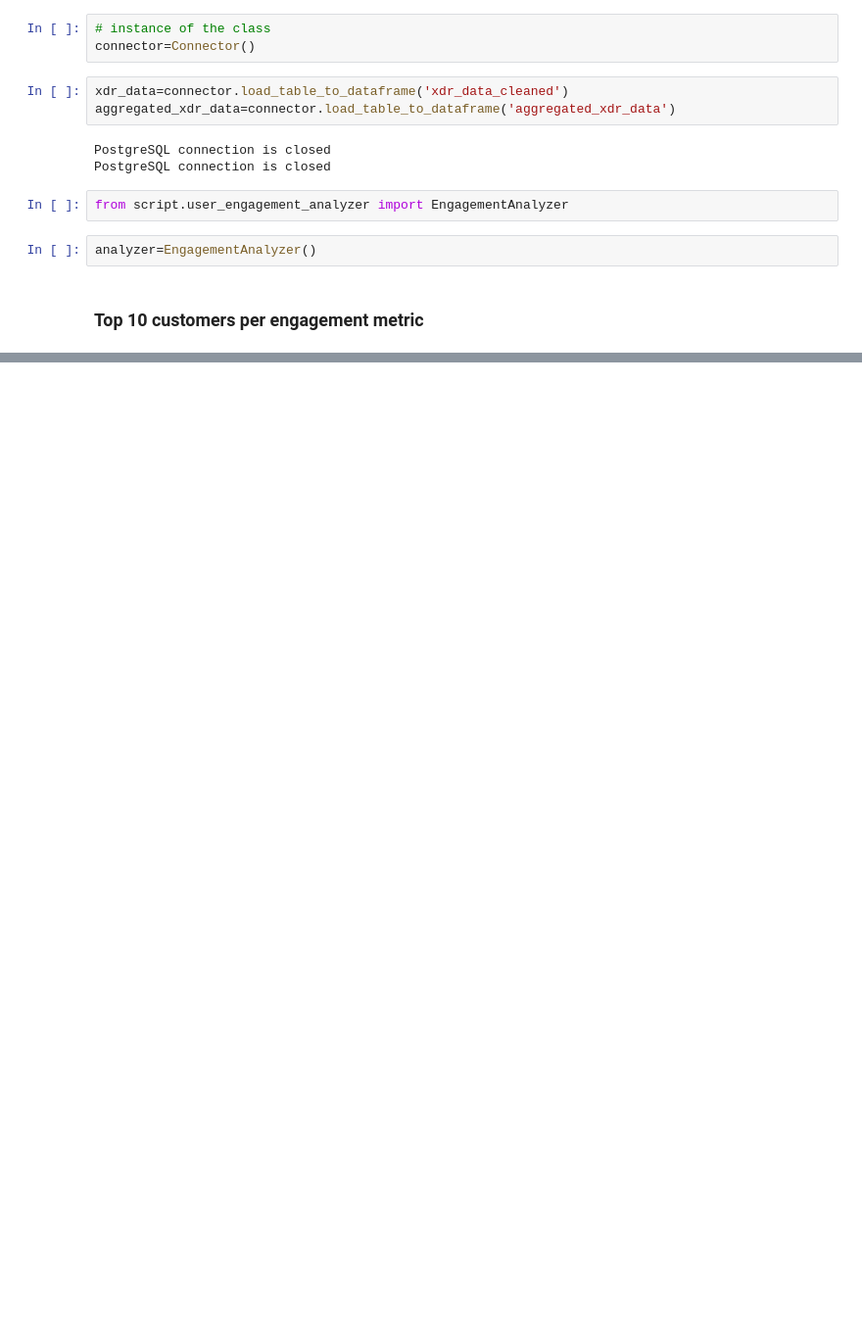
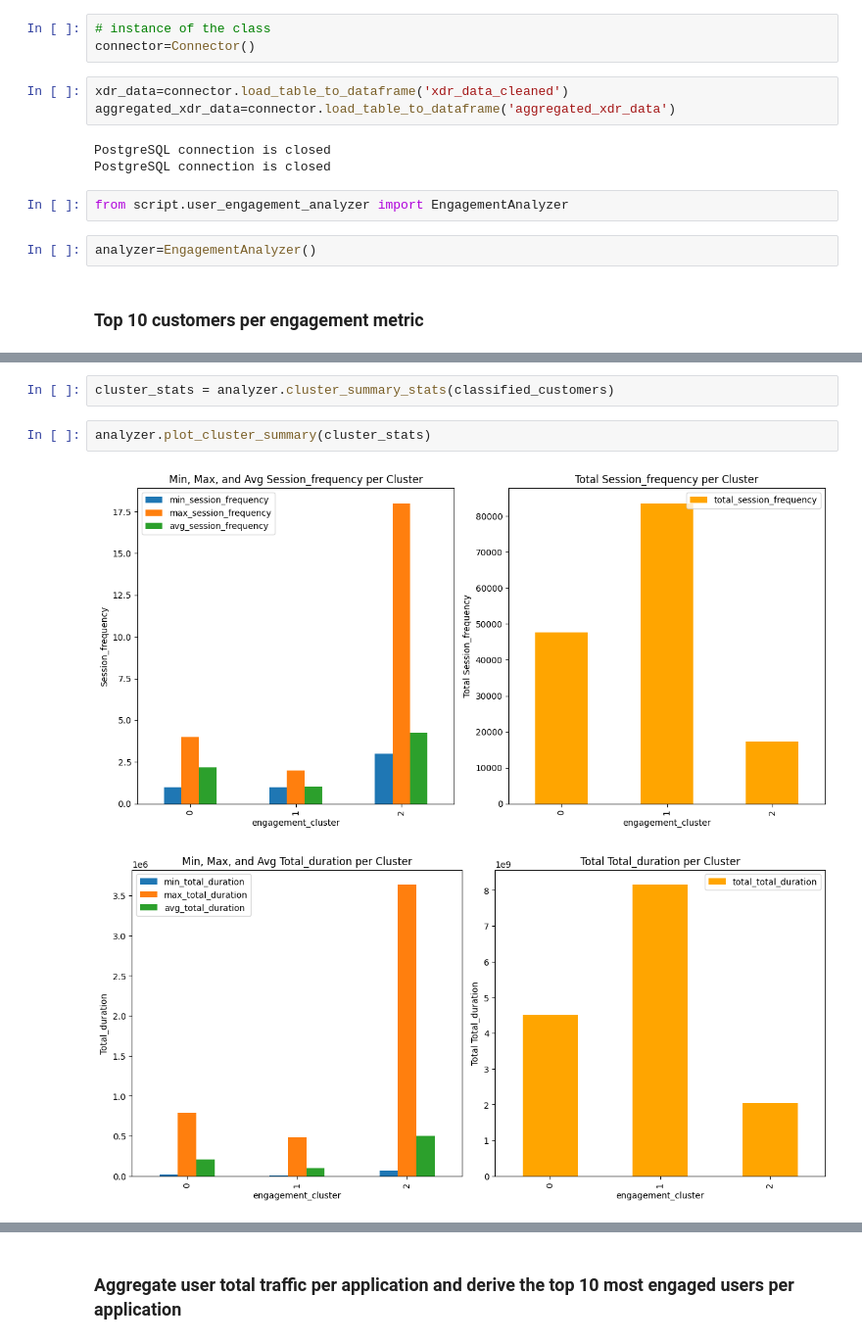
Before and after one commit to wolderufael/Telecom_Company_Users_Data_Analytics, a Jupyter notebook: notebook/user_engagement_analysis.ipynb, the cells around one changed output, grey strips where cells are left out. Shown at 98% size. Drawn from its saved outputs; the diff is of its cells as text; blank space fills up the shorter version.

```diff
--- a/notebook/user_engagement_analysis.ipynb
+++ b/notebook/user_engagement_analysis.ipynb
@@ -40,0 +95,7 @@ Index(['MSISDN/Number', 'num_sessions', 'total_duration', 'total_dl_data',
+# %%
+cluster_stats = analyzer.cluster_summary_stats(classified_customers)
+# %%
+analyzer.plot_cluster_summary(cluster_stats)
+# %% [output]
+[figure, added]
+[figure, added]
@@ -40,0 +103,2 @@ Index(['MSISDN/Number', 'num_sessions', 'total_duration', 'total_dl_data',
+# %% [markdown]
+### Aggregate user total traffic per application and derive the top 10 most engaged users per application
```
Also changed, not shown: parts of 17 cells of this notebook, 1 other file.
